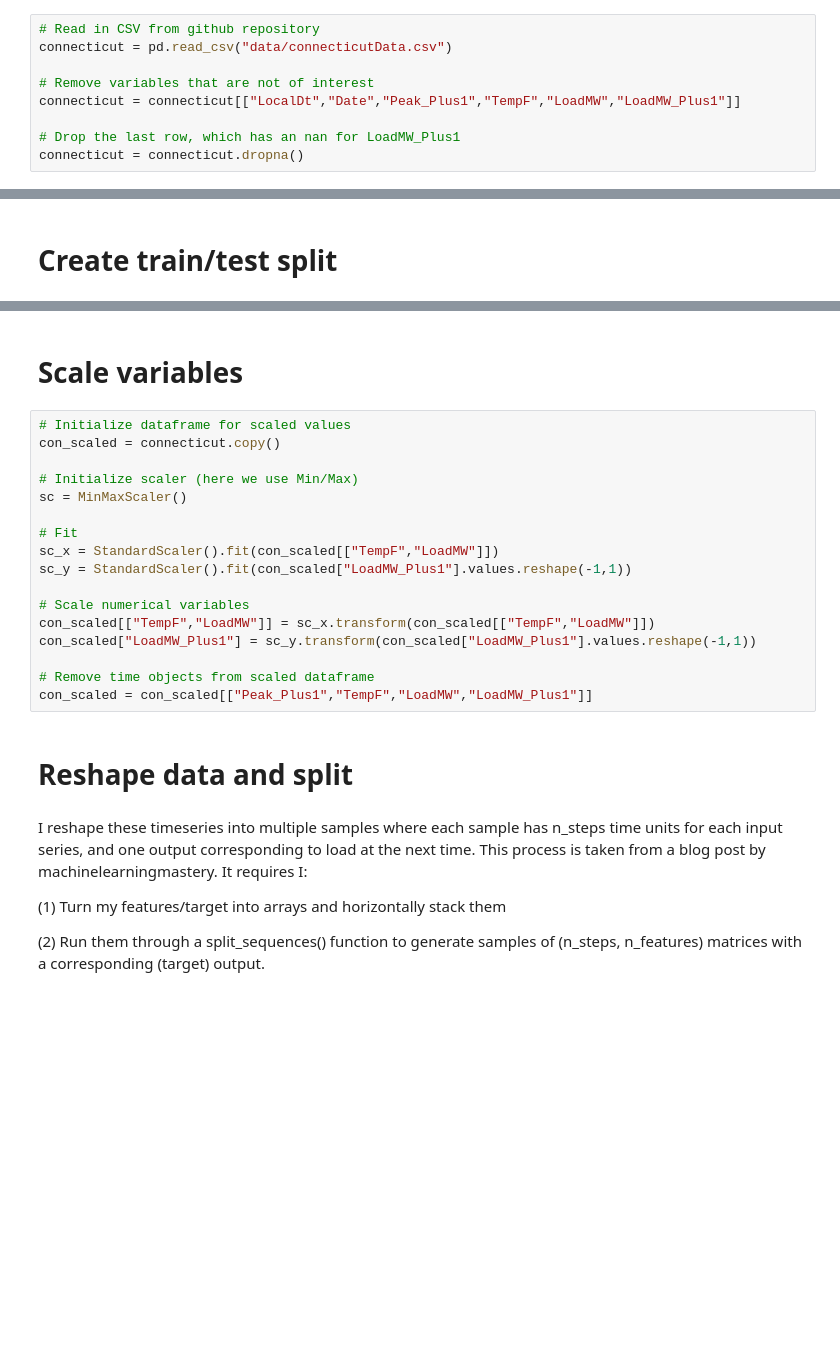
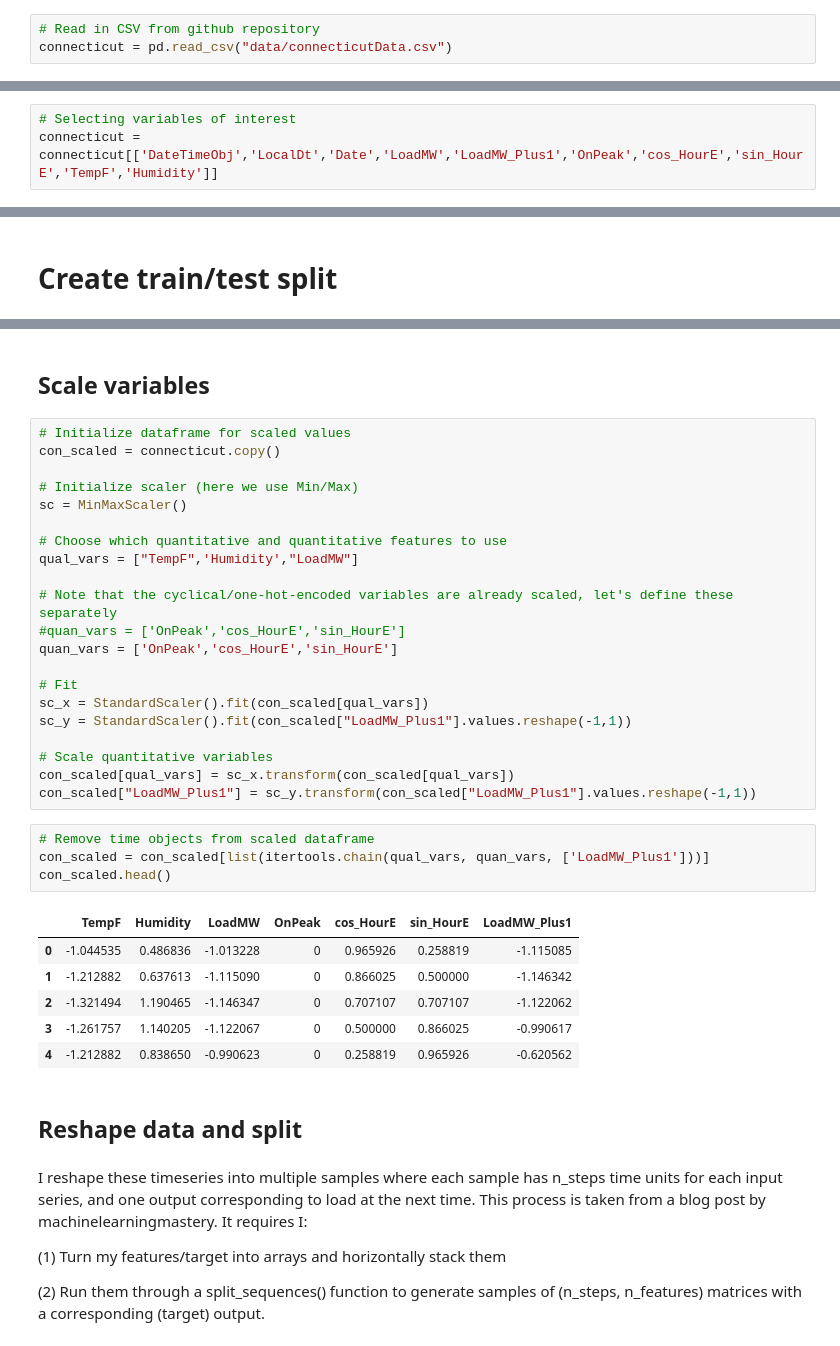
Before and after one commit to msabelhaus/load-forecasting, a Jupyter notebook: modeling_lstm.ipynb, the cells around one changed output, grey strips where cells are left out. Saved outputs shown, nothing was run; the diff lists cells and outputs as text; blank space fills up the shorter version.

```diff
--- a/modeling_lstm.ipynb
+++ b/modeling_lstm.ipynb
@@ -28,9 +31,3 @@ AlreadyExistsError: Another metric with the same name already exists.
 # %%
 # Read in CSV from github repository
 connecticut = pd.read_csv("data/connecticutData.csv")
-
-# Remove variables that are not of interest
-connecticut = connecticut[["LocalDt","Date","Peak_Plus1","TempF","LoadMW","LoadMW_Plus1"]]
-
-# Drop the last row, which has an nan for LoadMW_Plus1
-connecticut = connecticut.dropna()
@@ -46,0 +34,3 @@ connecticut.head()
+# %%
+# Selecting variables of interest
+connecticut = connecticut[['DateTimeObj','LocalDt','Date','LoadMW','LoadMW_Plus1','OnPeak','cos_HourE','sin_HourE','TempF','Humidity']]
@@ -69,5 +65,5 @@ train_i = train_i[: len(train_i) - 8]
 # %% [markdown]
-# Scale variables
+## Scale variables
 # %%
 # Initialize dataframe for scaled values
 con_scaled = connecticut.copy()
@@ -75,18 +71,33 @@ con_scaled = connecticut.copy()
 # Initialize scaler (here we use Min/Max)
 sc = MinMaxScaler()
 
+# Choose which quantitative and quantitative features to use
+qual_vars = ["TempF",'Humidity',"LoadMW"]
+
+# Note that the cyclical/one-hot-encoded variables are already scaled, let's define these separately
+#quan_vars = ['OnPeak','cos_HourE','sin_HourE']
+quan_vars = ['OnPeak','cos_HourE','sin_HourE']
+
 # Fit
-sc_x = StandardScaler().fit(con_scaled[["TempF","LoadMW"]])
+sc_x = StandardScaler().fit(con_scaled[qual_vars])
 sc_y = StandardScaler().fit(con_scaled["LoadMW_Plus1"].values.reshape(-1,1))
 
-# Scale numerical variables
-con_scaled[["TempF","LoadMW"]] = sc_x.transform(con_scaled[["TempF","LoadMW"]])
+# Scale quantitative variables
+con_scaled[qual_vars] = sc_x.transform(con_scaled[qual_vars])
 con_scaled["LoadMW_Plus1"] = sc_y.transform(con_scaled["LoadMW_Plus1"].values.reshape(-1,1))
-
-# Remove time objects from scaled dataframe
-con_scaled = con_scaled[["Peak_Plus1","TempF","LoadMW","LoadMW_Plus1"]]
+# %%
+# Remove time objects from scaled dataframe
+con_scaled = con_scaled[list(itertools.chain(qual_vars, quan_vars, ['LoadMW_Plus1']))]
+con_scaled.head()
+# %% [output]
+|  | TempF | Humidity | LoadMW | OnPeak | cos_HourE | sin_HourE | LoadMW_Plus1 |
+| 0 | -1.044535 | 0.486836 | -1.013228 | 0 | 0.965926 | 0.258819 | -1.115085 |
+| 1 | -1.212882 | 0.637613 | -1.115090 | 0 | 0.866025 | 0.500000 | -1.146342 |
+| 2 | -1.321494 | 1.190465 | -1.146347 | 0 | 0.707107 | 0.707107 | -1.122062 |
+| 3 | -1.261757 | 1.140205 | -1.122067 | 0 | 0.500000 | 0.866025 | -0.990617 |
+| 4 | -1.212882 | 0.838650 | -0.990623 | 0 | 0.258819 | 0.965926 | -0.620562 |
 # %% [markdown]
-# Reshape data and split
+## Reshape data and split
 # %% [markdown]
 I reshape these timeseries into multiple samples where each sample has n_steps time units for each input series, and one output corresponding to load at the next time. This process is taken from a blog post by machinelearningmastery. It requires I:
 
```
Also changed, not shown: parts of 18 cells of this notebook, 30 other files.
